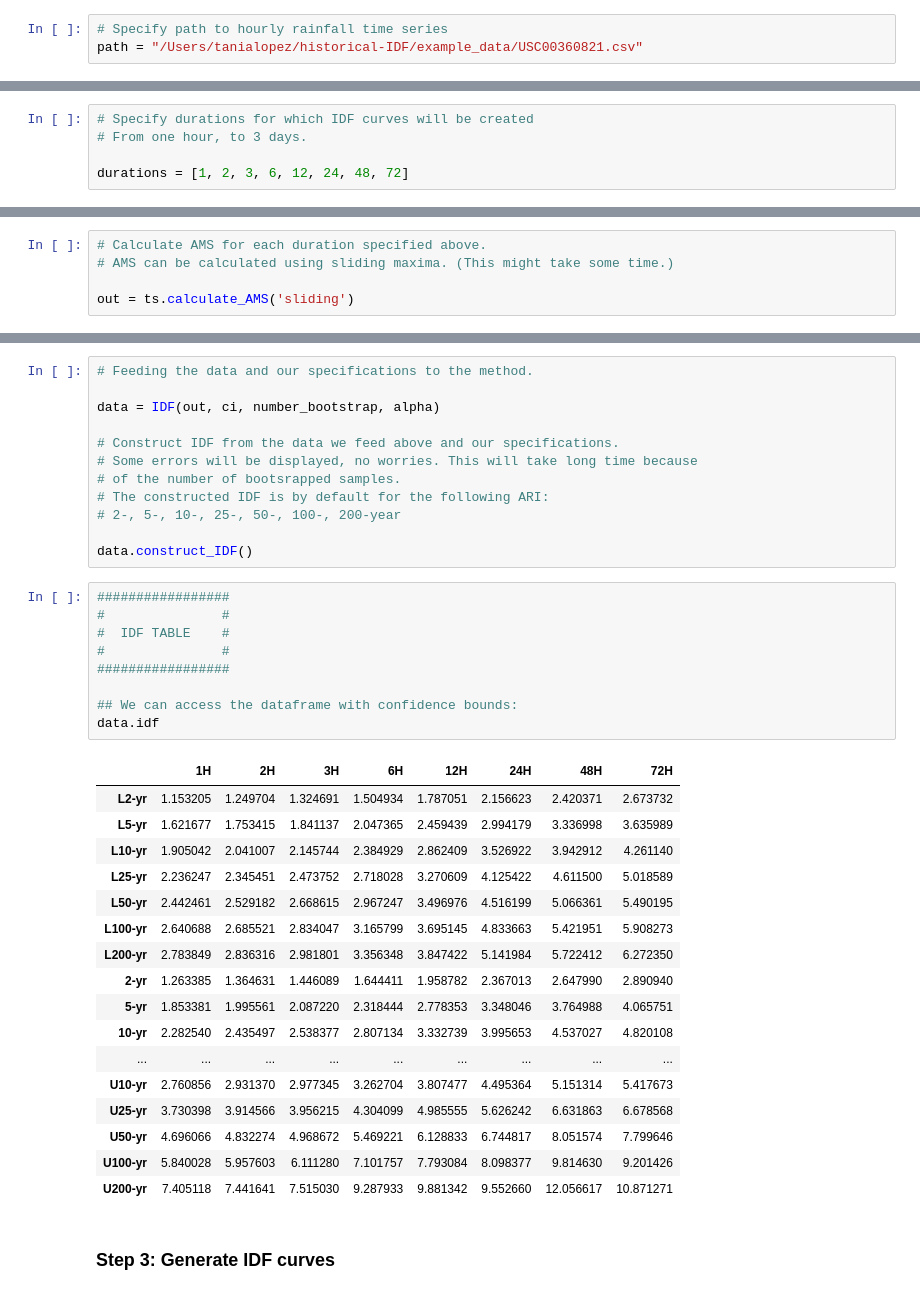
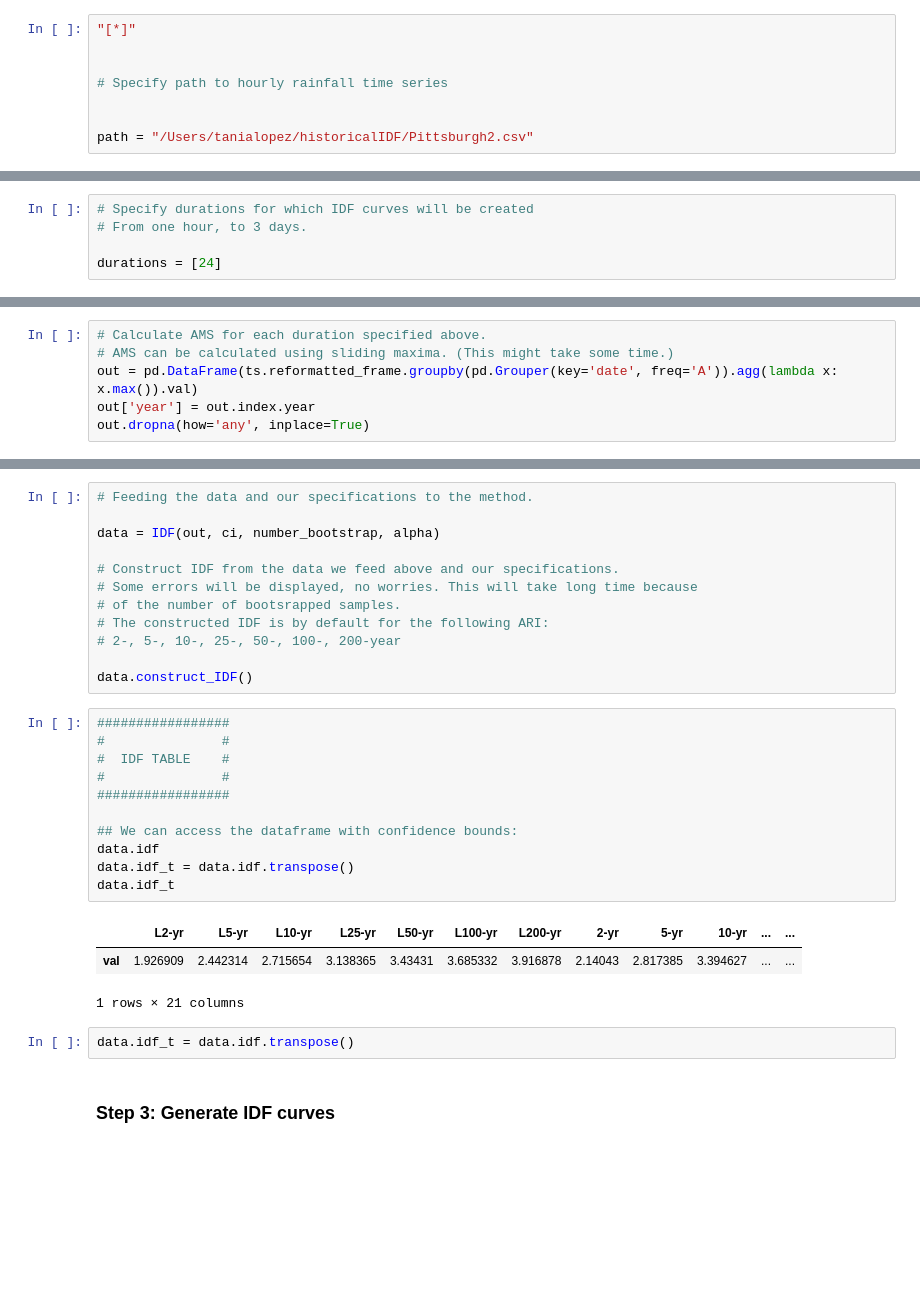
Before and after one commit to tplopez/station-idf, a Jupyter notebook: Tutorial_Historical_IDF_Curves.ipynb, the cells around one changed output, grey strips where cells are left out. Cells and saved outputs as stored; diff of their text form; blank space fills up the shorter version.

Commit message:
Fixing bugs and adapting code to NCDC data

```diff
--- a/Tutorial_Historical_IDF_Curves.ipynb
+++ b/Tutorial_Historical_IDF_Curves.ipynb
@@ -17,8 +17,13 @@ rcParams['ytick.labelsize'] = 14
 # %% [markdown]
 The rainfall observations used in this example are from the station [COOP station id USC00360821](https://www.ncdc.noaa.gov/homr/#ncdcstnid=20016672&tab=MSHR) hourly time series (previously obtained and cleaned from the National Oceanic and Atmospheric Administration National Centers for Environmental Information accessed [here](https://www.ncei.noaa.gov/data/coop-hourly-precipitation/v2/))
 # %%
+"[*]"
+
+
 # Specify path to hourly rainfall time series
-path = "/Users/tanialopez/historical-IDF/example_data/USC00360821.csv"
+
+
+path = "/Users/tanialopez/historicalIDF/Pittsburgh2.csv"
 # %% [markdown]
 Read data into a dataframe and examine.
 Hourly rainfall observations are organized by date and record, with flags inherited from the NCEI data. For more information on the flag meanings, visit
@@ -41,7 +46,7 @@ IDF curves are constructed based on the Annual Maximum Series (AMS) or Partial D
 # Specify durations for which IDF curves will be created
 # From one hour, to 3 days.
 
-durations = [1, 2, 3, 6, 12, 24, 48, 72]
+durations = [24]
 # %%
 # Reformat station data and specify durations to compute AMS
 ts = AMS(path, durations)
@@ -64,8 +90,9 @@ These two functions extract the annual maximum precipitation (AMS) from a precip
 # %%
 # Calculate AMS for each duration specified above.
 # AMS can be calculated using sliding maxima. (This might take some time.)
-
-out = ts.calculate_AMS('sliding')
+out = pd.DataFrame(ts.reformatted_frame.groupby(pd.Grouper(key='date', freq='A')).agg(lambda x: x.max()).val)
+out['year'] = out.index.year
+out.dropna(how='any', inplace=True)
 # %%
 #################
 #               #
@@ -131,30 +149,20 @@ data.construct_IDF()
 # %%
 #################
 #               #
 #  IDF TABLE    #
 #               #
 #################
 
 ## We can access the dataframe with confidence bounds:
 data.idf
+data.idf_t = data.idf.transpose()
+data.idf_t
 # %% [output]
-|  | 1H | 2H | 3H | 6H | 12H | 24H | 48H | 72H |
-| L2-yr | 1.153205 | 1.249704 | 1.324691 | 1.504934 | 1.787051 | 2.156623 | 2.420371 | 2.673732 |
-| L5-yr | 1.621677 | 1.753415 | 1.841137 | 2.047365 | 2.459439 | 2.994179 | 3.336998 | 3.635989 |
-| L10-yr | 1.905042 | 2.041007 | 2.145744 | 2.384929 | 2.862409 | 3.526922 | 3.942912 | 4.261140 |
-| L25-yr | 2.236247 | 2.345451 | 2.473752 | 2.718028 | 3.270609 | 4.125422 | 4.611500 | 5.018589 |
-| L50-yr | 2.442461 | 2.529182 | 2.668615 | 2.967247 | 3.496976 | 4.516199 | 5.066361 | 5.490195 |
-| L100-yr | 2.640688 | 2.685521 | 2.834047 | 3.165799 | 3.695145 | 4.833663 | 5.421951 | 5.908273 |
-| L200-yr | 2.783849 | 2.836316 | 2.981801 | 3.356348 | 3.847422 | 5.141984 | 5.722412 | 6.272350 |
-| 2-yr | 1.263385 | 1.364631 | 1.446089 | 1.644411 | 1.958782 | 2.367013 | 2.647990 | 2.890940 |
-| 5-yr | 1.853381 | 1.995561 | 2.087220 | 2.318444 | 2.778353 | 3.348046 | 3.764988 | 4.065751 |
-| 10-yr | 2.282540 | 2.435497 | 2.538377 | 2.807134 | 3.332739 | 3.995653 | 4.537027 | 4.820108 |
-| ... | ... | ... | ... | ... | ... | ... | ... | ... |
-| U10-yr | 2.760856 | 2.931370 | 2.977345 | 3.262704 | 3.807477 | 4.495364 | 5.151314 | 5.417673 |
-| U25-yr | 3.730398 | 3.914566 | 3.956215 | 4.304099 | 4.985555 | 5.626242 | 6.631863 | 6.678568 |
-| U50-yr | 4.696066 | 4.832274 | 4.968672 | 5.469221 | 6.128833 | 6.744817 | 8.051574 | 7.799646 |
-| U100-yr | 5.840028 | 5.957603 | 6.111280 | 7.101757 | 7.793084 | 8.098377 | 9.814630 | 9.201426 |
-| U200-yr | 7.405118 | 7.441641 | 7.515030 | 9.287933 | 9.881342 | 9.552660 | 12.056617 | 10.871271 |
+|  | L2-yr | L5-yr | L10-yr | L25-yr | L50-yr | L100-yr | L200-yr | 2-yr | 5-yr | 10-yr | ... | ... |
+| val | 1.926909 | 2.442314 | 2.715654 | 3.138365 | 3.43431 | 3.685332 | 3.916878 | 2.14043 | 2.817385 | 3.394627 | ... | ... |
+1 rows × 21 columns
+# %%
+data.idf_t = data.idf.transpose()
 # %% [markdown]
 ### Step 3: Generate IDF curves
 # %% [markdown]
```
Also changed, not shown: parts of 12 cells of this notebook, 2 other files.
